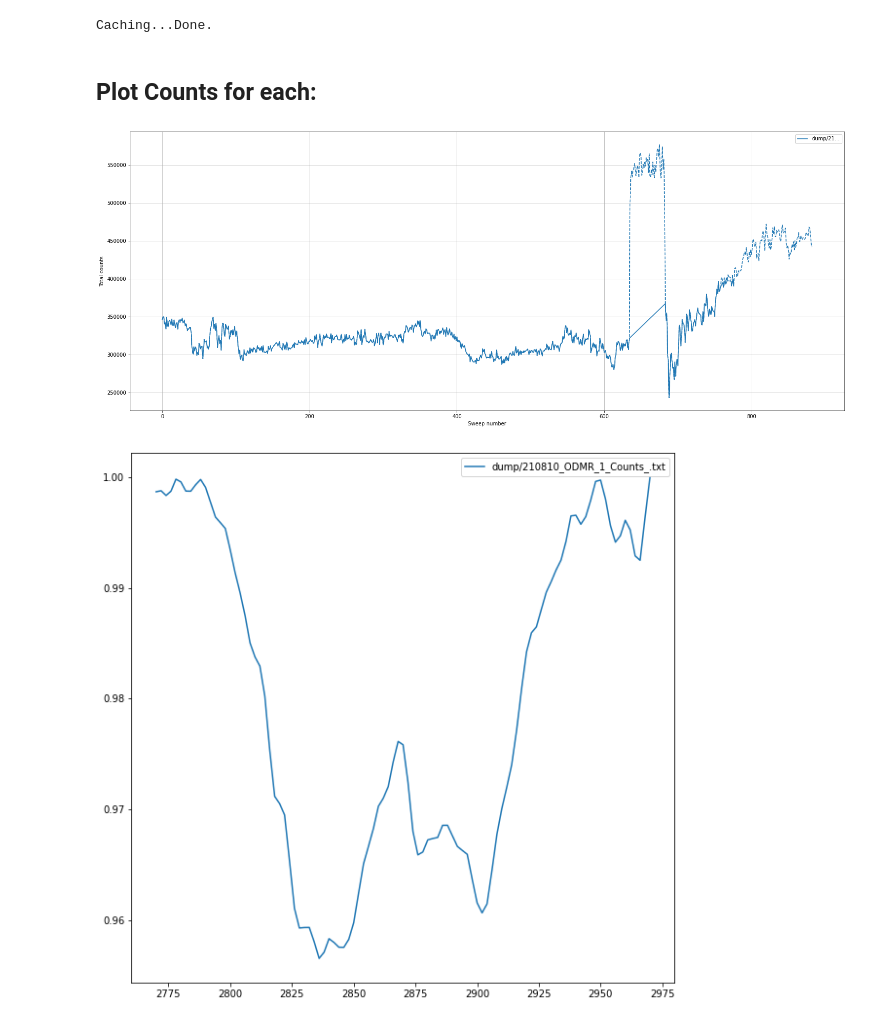
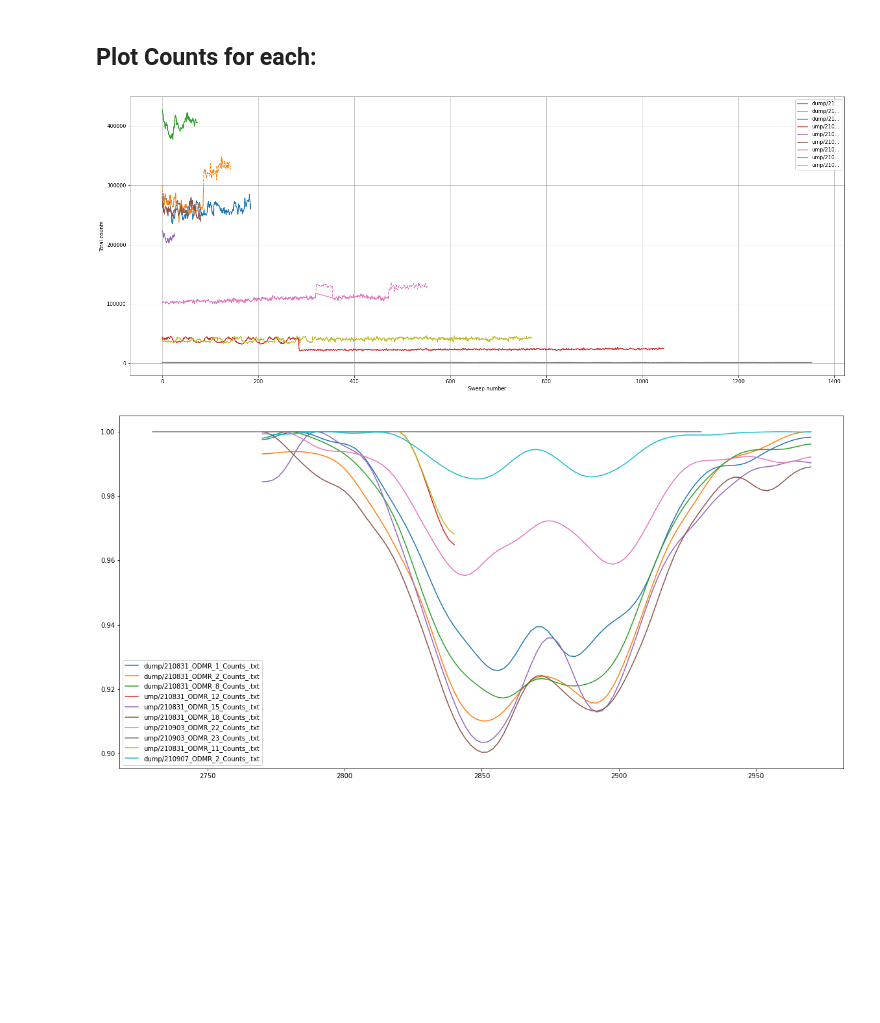
Before and after one commit to LCarnovale/HonoursAnalysis, a Jupyter notebook: analyse_odmr.ipynb, the cells around one changed output. Saved outputs shown, nothing was run; the diff lists cells and outputs as text; code cells hidden in the pictures; blank space fills up the shorter version.

```diff
--- a/analyse_odmr.ipynb
+++ b/analyse_odmr.ipynb
@@ -13,25 +13,22 @@ date3 = "210610"
 date4 = "210621"
 date5 = "210625"
 date6 = "210810"
+date7 = "210831"
+date8 = "210903"
+date9 = "210907"
+
 odmr_paths = [
-    # find_file("ODMR", 1, date, contains="Counts"),
-    # find_file("ODMR", 2, date, contains="Counts"),
-    # find_file("ODMR", 5, date, contains="Counts"),
-    # find_file("ODMR", 6, date, contains="Counts"),
-    # find_file("ODMR", 7, date, contains="Counts"),
-    # find_file("ODMR", 8, date, contains="Counts"),
-    # find_file("ODMR", 9, date, contains="Counts"),
-    # find_file("ODMR", 3, date2, contains="Counts"),
-    # find_file("ODMR", 7, date2, contains="Counts"),
-    # find_file("ODMR", 8, date2, contains="Counts"),
-    # find_file("ODMR", 27, date3, contains="Counts"),
-    # find_file("ODMR", 28, date3, contains="Counts"),
-    # find_file("ODMR", 1, date4, contains="Counts"),
-    # find_file("ODMR", 2, date4, contains="Counts"),
-    # find_file("ODMR", 4, date4, contains="Counts"),
-    # find_file("ODMR", 6, date4, contains="Counts"),
-    find_file("ODMR", 1, date6, contains="Counts"),
 
+    find_file("ODMR", 1, date7, contains="Counts"),
+    find_file("ODMR", 2, date7, contains="Counts"),
+    find_file("ODMR", 8, date7, contains="Counts"),
+    find_file("ODMR", 12, date7, contains="Counts"),
+    find_file("ODMR", 15, date7, contains="Counts"),
+    find_file("ODMR", 18, date7, contains="Counts"),
+    find_file("ODMR", 22, date8, contains="Counts"), # Long calibration one, no oscillation
+    find_file("ODMR", 23, date8, contains="Counts"),
+    find_file("ODMR", 11, date7, contains="Counts"),
+    # find_file("ODMR", 2, date9, contains="Counts"),
 ]
 odmr_specs = [
     np.genfromtxt(f) for f in odmr_paths
@@ -54,15 +51,14 @@ odmr_specs += [spec[1].reshape(1,-1) for spec in final_specs]
 odmr_paths += final_paths
 odmr_paths  = [path[-30:] for path in odmr_paths]
 # odmr_specs[-2].shape
-# %% [output]
-Caching...Done.
 # %% [markdown]
 ## Plot Counts for each:
 # %%
 plt.figure(figsize=(25, 10))
 
 range_selections = [slice(None, None, None) for _ in odmr_specs]
-range_selections[0] = odmr_specs[0].sum(axis=1) < 400000
+range_selections[1] = odmr_specs[1].sum(axis=1) < 300000
+range_selections[6] = odmr_specs[6].sum(axis=1) < 120000
 # range_selections[1] = slice(0, 70)
 # range_selections[3] = odmr_specs[3].sum(axis=1) > 1.5e6
 # range_selections[2] = slice(150, None, None)
@@ -71,7 +67,7 @@ range_selections[0] = odmr_specs[0].sum(axis=1) < 400000
 # range_selections[5 - 3] = slice(0, 100)
 # range_selections[6 - 3] = slice(0, 180)
 # range_selections[5] = slice(120, None, None)
-
+# range_selections[9] = slice(None, 400)
 for spec, lbl, rng in zip(odmr_specs[swp_spcs], odmr_paths[swp_spcs], range_selections):
     sweep_counts = spec.sum(axis=1)
     sweep_ax = np.arange(len(sweep_counts))
@@ -82,29 +78,31 @@ plt.legend()
 plt.grid()
 plt.xlabel("Sweep number")
 plt.ylabel("Total counts")
+# plt.xlim(200, 600)
 plt.show()
 # %% [output]
-[figure, old version]
+[figure, new version]
 # %%
-plt.figure(figsize=(10, 10))
+plt.figure(figsize=(20, 10))
 
 full_specs = []
 
 for freq, spec, selection in zip(freq_axes, odmr_specs, range_selections):
     full_spec = spec[selection].sum(axis=0)
     # smooth
-    full_spec = g_filter(full_spec, 1)
+    full_spec = g_filter(full_spec, 3)
+    # full_spec /= spec[selection].shape[1]
     full_spec /= max(full_spec)
     full_specs.append(full_spec)
     plt.plot(freq, full_spec)
 plt.legend(odmr_paths)
 plt.show()
 
-good_specs = [0]#, 1, 2, 3, 4,]
+good_specs = [0, 1, 2, 4, 5,6, 9]
 full_good_specs = [full_specs[i] for i in good_specs]
 good_freqs = [freq_axes[i] for i in good_specs]
 # %% [output]
-[figure, old version]
+[figure, new version]
 # %%
 def find_peaks_sp(data, num_peaks):
     """ Find a specific number of peaks by finding the stationary points with the
```
Also changed, not shown: parts of 3 cells of this notebook, 2 other files.
